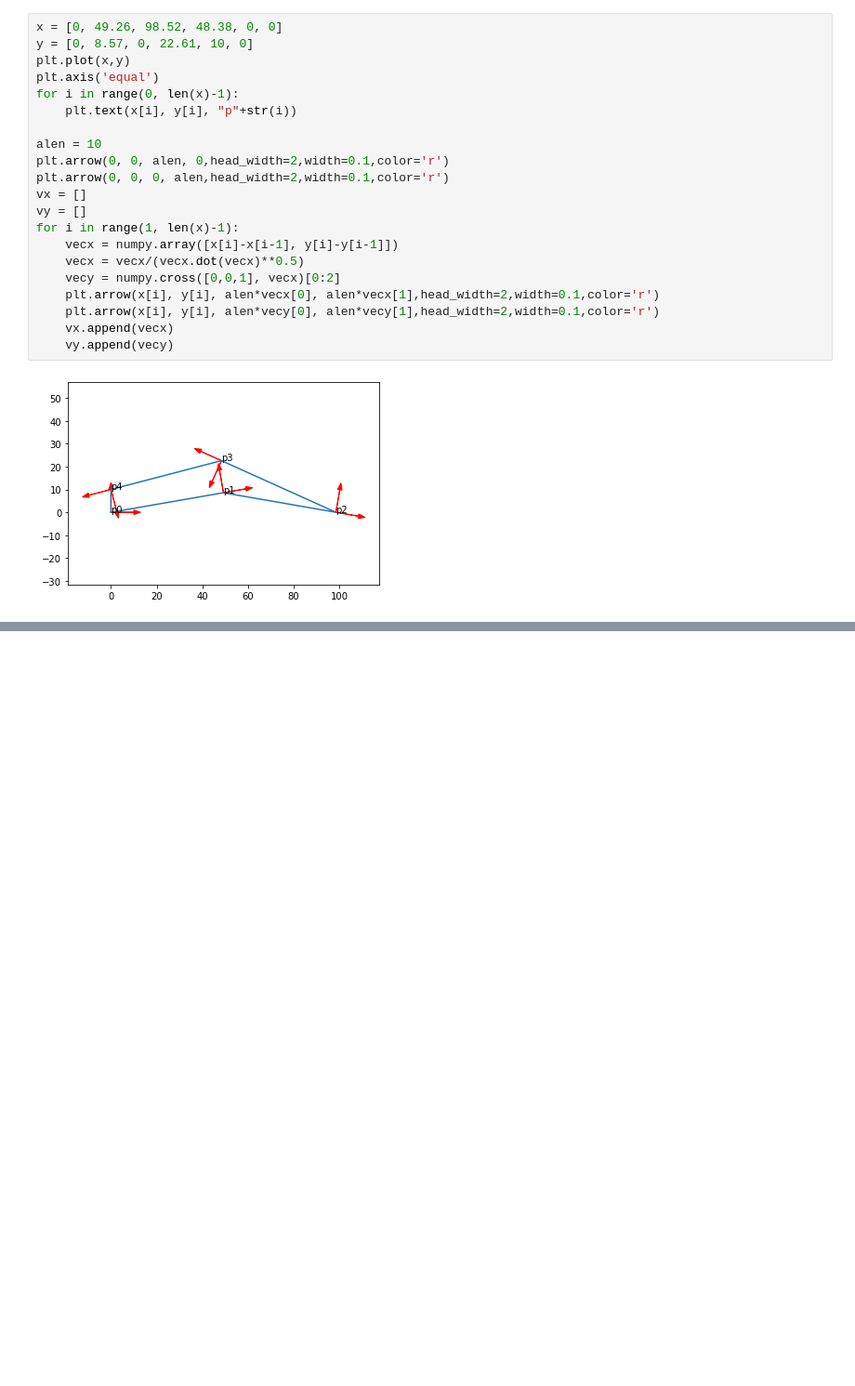
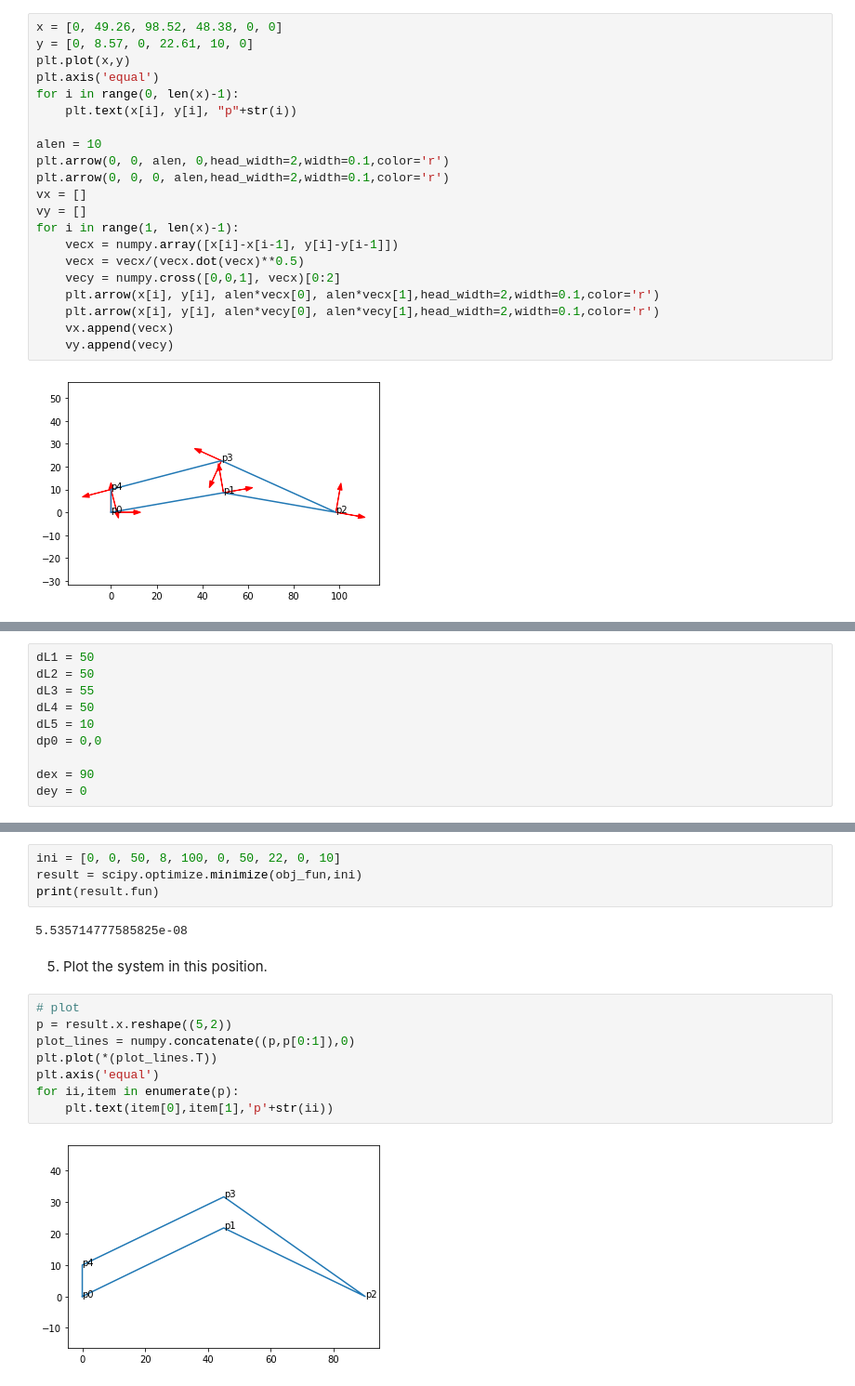
Before and after one commit to biodegradablerobotics/biodegradablerobotics.github.io, a Jupyter notebook: System Kinematics/Wing Kinematics.ipynb, the cells around one changed output, grey strips where cells are left out. Shown: that part at 93% size. Saved outputs shown, nothing was run; the diff lists cells and outputs as text; blank space fills up the shorter version.

```diff
--- a/System Kinematics/Wing Kinematics.ipynb
+++ b/System Kinematics/Wing Kinematics.ipynb
@@ -38,0 +167,10 @@ for i in range(1, len(x)-1):
+# %%
+dL1 = 50
+dL2 = 50
+dL3 = 55
+dL4 = 50
+dL5 = 10
+dp0 = 0,0
+
+dex = 90
+dey = 0
@@ -38,0 +217,18 @@ for i in range(1, len(x)-1):
+# %%
+ini = [0, 0, 50, 8, 100, 0, 50, 22, 0, 10]
+result = scipy.optimize.minimize(obj_fun,ini)
+print(result.fun)
+# %% [output]
+5.535714777585825e-08
+# %% [markdown]
+5. Plot the system in this position.
+# %%
+# plot
+p = result.x.reshape((5,2))
+plot_lines = numpy.concatenate((p,p[0:1]),0)
+plt.plot(*(plot_lines.T))
+plt.axis('equal')
+for ii,item in enumerate(p):
+    plt.text(item[0],item[1],'p'+str(ii))
+# %% [output]
+[figure, added]
```
Also changed, not shown: parts of 22 cells of this notebook, 3 other files.
